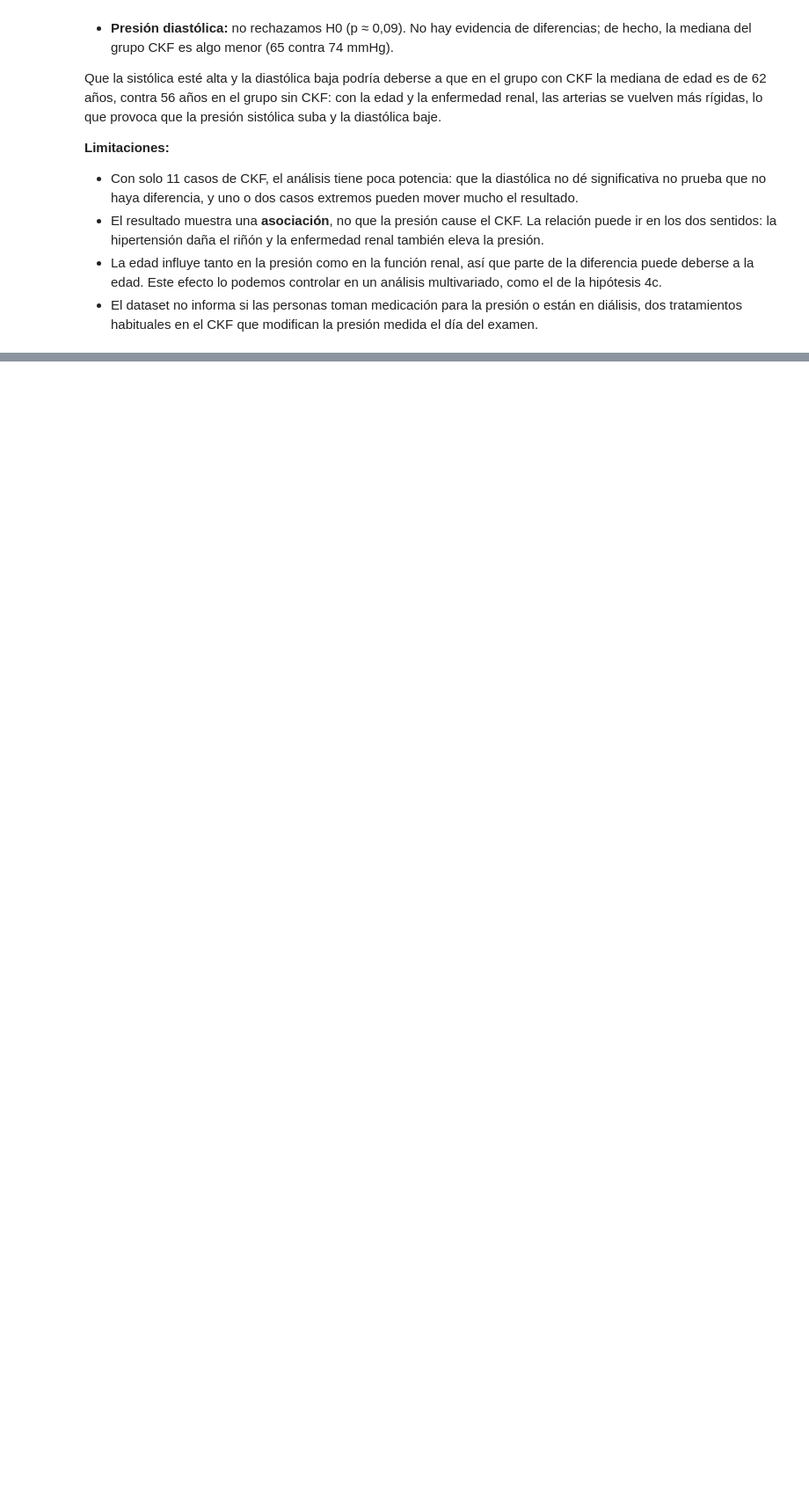
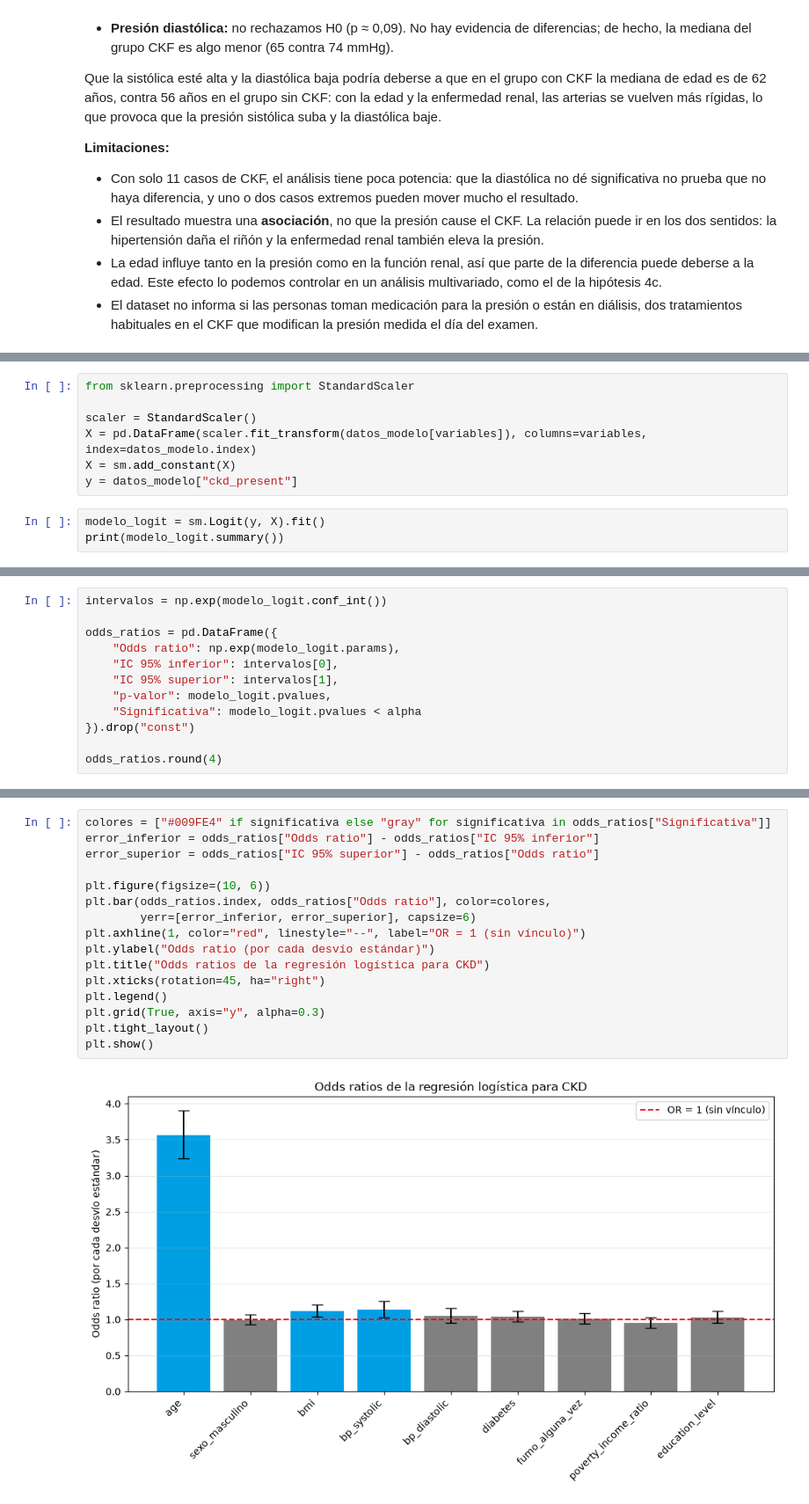
Before and after one commit to FranGonzalez354/TPE_fundamentos, a Jupyter notebook: CodeTPE.ipynb, the cells around one changed output, grey strips where cells are left out. Shown at 88% size. Cells and saved outputs as stored; diff of their text form; blank space fills up the shorter version.

```diff
--- a/CodeTPE.ipynb
+++ b/CodeTPE.ipynb
@@ -818,0 +942,10 @@ Que la sistólica esté alta y la diastólica baja podría deberse a que en el g
+# %%
+from sklearn.preprocessing import StandardScaler
+
+scaler = StandardScaler()
+X = pd.DataFrame(scaler.fit_transform(datos_modelo[variables]), columns=variables, index=datos_modelo.index)
+X = sm.add_constant(X)
+y = datos_modelo["ckd_present"]
+# %%
+modelo_logit = sm.Logit(y, X).fit()
+print(modelo_logit.summary())
@@ -818,0 +979,12 @@ Que la sistólica esté alta y la diastólica baja podría deberse a que en el g
+# %%
+intervalos = np.exp(modelo_logit.conf_int())
+
+odds_ratios = pd.DataFrame({
+    "Odds ratio": np.exp(modelo_logit.params),
+    "IC 95% inferior": intervalos[0],
+    "IC 95% superior": intervalos[1],
+    "p-valor": modelo_logit.pvalues,
+    "Significativa": modelo_logit.pvalues < alpha
+}).drop("const")
+
+odds_ratios.round(4)
@@ -818,0 +1008,18 @@ Que la sistólica esté alta y la diastólica baja podría deberse a que en el g
+# %%
+colores = ["#009FE4" if significativa else "gray" for significativa in odds_ratios["Significativa"]]
+error_inferior = odds_ratios["Odds ratio"] - odds_ratios["IC 95% inferior"]
+error_superior = odds_ratios["IC 95% superior"] - odds_ratios["Odds ratio"]
+
+plt.figure(figsize=(10, 6))
+plt.bar(odds_ratios.index, odds_ratios["Odds ratio"], color=colores,
+        yerr=[error_inferior, error_superior], capsize=6)
+plt.axhline(1, color="red", linestyle="--", label="OR = 1 (sin vínculo)")
+plt.ylabel("Odds ratio (por cada desvío estándar)")
+plt.title("Odds ratios de la regresión logística para CKD")
+plt.xticks(rotation=45, ha="right")
+plt.legend()
+plt.grid(True, axis="y", alpha=0.3)
+plt.tight_layout()
+plt.show()
+# %% [output]
+[figure, added]
```
Also changed, not shown: parts of 47 cells of this notebook.
